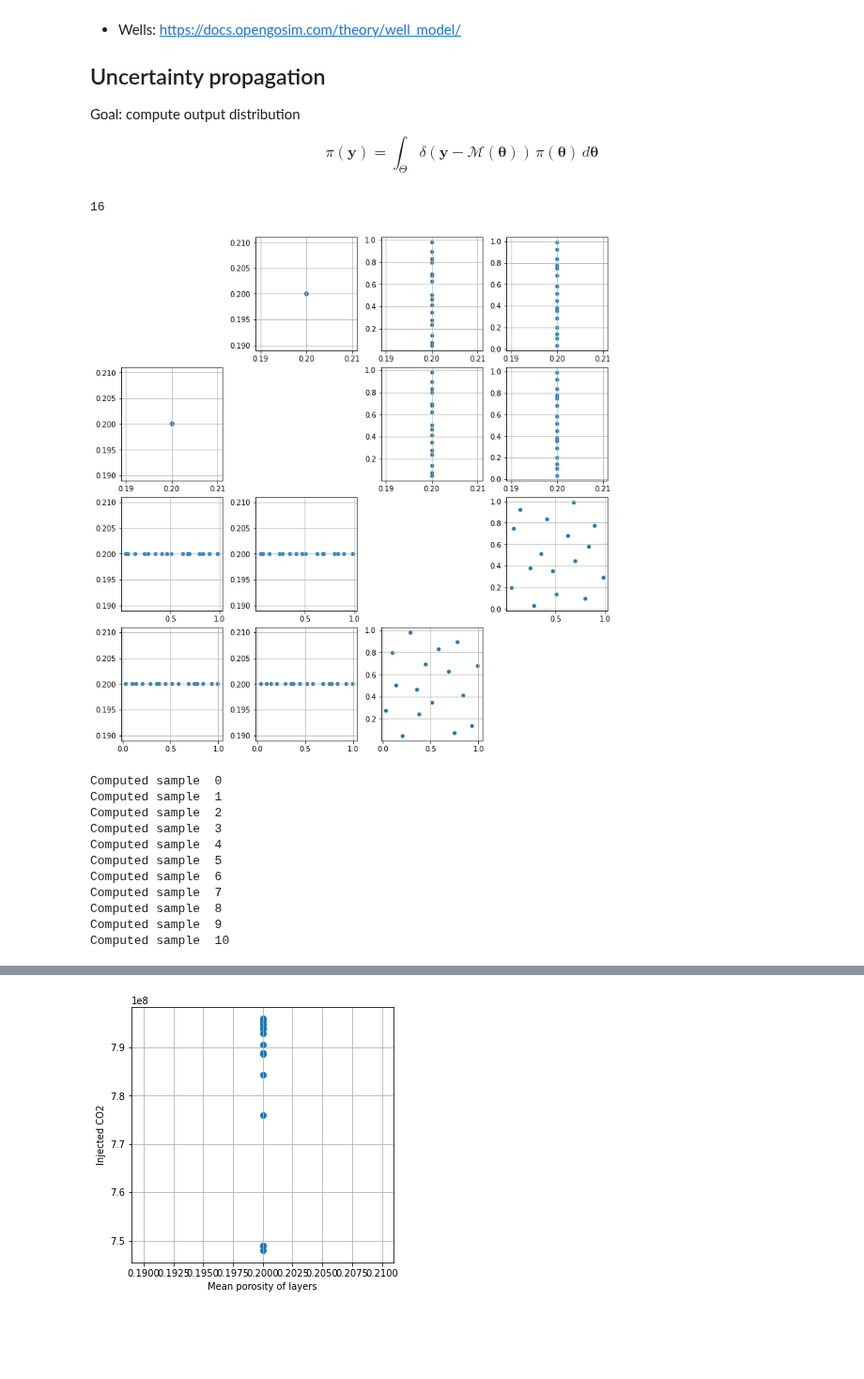
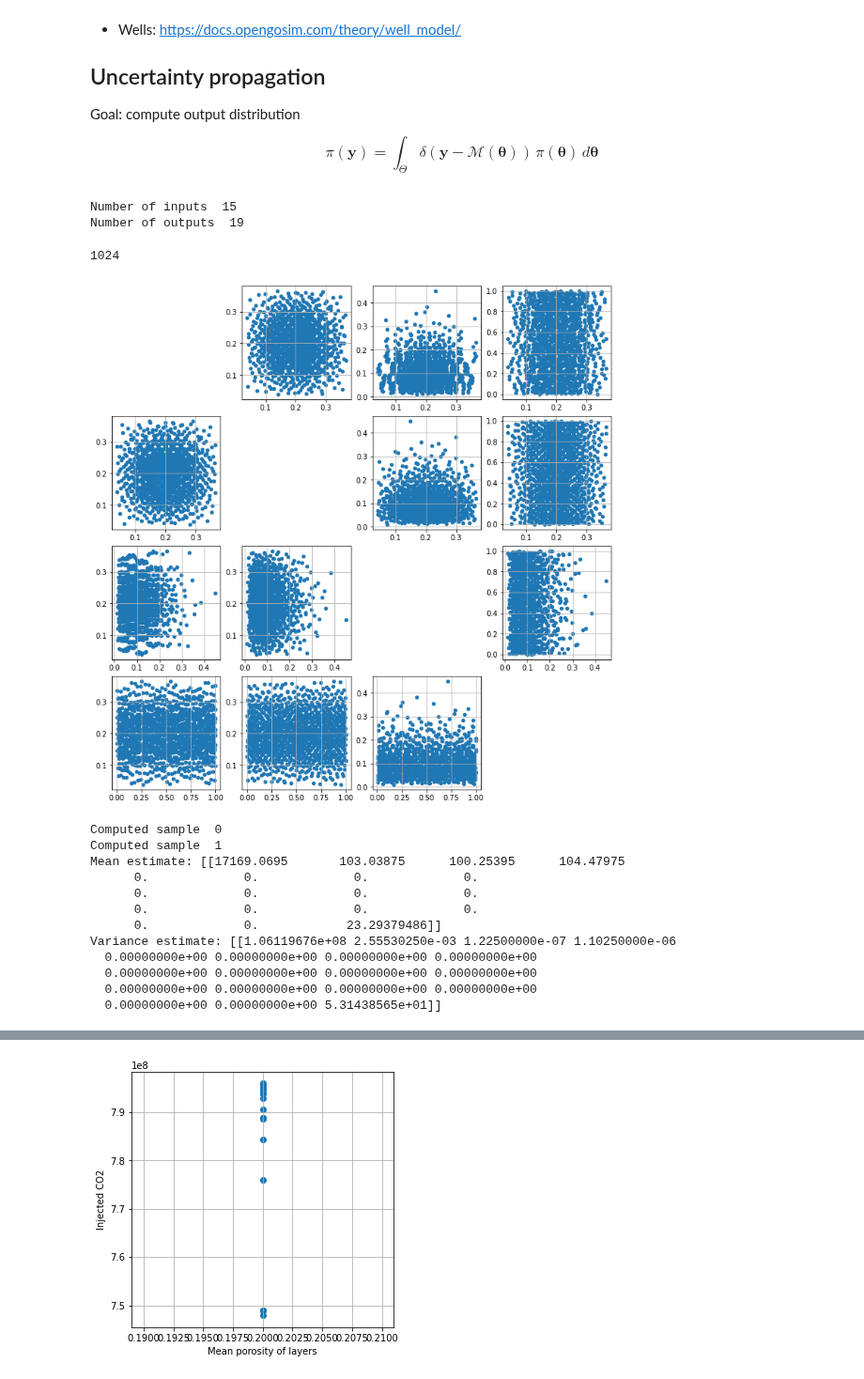
Before and after one commit to UM-Bridge/benchmarks, a Jupyter notebook: benchmarks/resevoirsim/opengosim.ipynb, the cells around one changed output, grey strips where cells are left out. Shown at 94% size. Cells and saved outputs as stored; diff of their text form; code cells hidden in the pictures; blank space fills up the shorter version.

```diff
--- a/benchmarks/resevoirsim/opengosim.ipynb
+++ b/benchmarks/resevoirsim/opengosim.ipynb
@@ -154,52 +156,57 @@ model = umbridge.HTTPModel("http://localhost:4243", "pflotran_simulation")
 
 n_inputs = model.get_input_sizes()[0]
 n_outputs = model.get_output_sizes()[0]
+
+print("Number of inputs ", n_inputs)
+print("Number of outputs ", n_outputs)
+# %% [output]
+Number of inputs  15
+Number of outputs  19
 # %%
-dim = 2
-m = 4 # number of samples 2^m
+dim = n_inputs
+m = 10 # number of samples 2^m
 sampler = qmc.Sobol(d=dim, scramble=True)
 samples = sampler.random_base2(m=m)
 
 # POROSITY: truncated normal
-#mean = 0.2
-#std = 0.079
-#lower, upper = 0.039, 0.366
-#a, b = (lower - mean) / std, (upper - mean) / std
-#porosity_samples = truncnorm.ppf(samples[:, :2], a, b,  loc=mean, scale=std)
-#samples[:, :2] = porosity_samples
+mean = 0.2
+std = 0.079
+lower, upper = 0.039, 0.366
+a, b = (lower - mean) / std, (upper - mean) / std
+porosity_samples = truncnorm.ppf(samples[:, :2], a, b,  loc=mean, scale=std)
+samples[:, :2] = porosity_samples
 
 # PERMZ scaling: beta scaled to [0.01, 1]
-#alpha, beta_param = 2, 18
-#permz_scaled = beta.ppf(samples[:,12], a=alpha, b=beta_param)
-#permz_scaled = 0.01 + permz_scaled * (1 - 0.01)
-#samples[:, 12] = permz_scaled
+alpha, beta_param = 2, 18
+permz_scaled = beta.ppf(samples[:,12], a=alpha, b=beta_param)
+permz_scaled = 0.01 + permz_scaled * (1 - 0.01)
+samples[:, 12] = permz_scaled
 
 # FAULTS: Uniform(0,1) - fix for now
-samples[:,0] = 1.0*samples[:,0]
-samples[:,1] = 1.0*samples[:,1]
-fixed_entries = [0.2]*13
-fixed_entries[12] = 0.1
-fixed_array = np.tile(fixed_entries, (2**m, 1))
-samples = np.hstack((fixed_array,samples))
+samples[:,13] = 1.0*samples[:,13]
+samples[:,14] = 1.0*samples[:,14]
+#fixed_entries = [0.2]*13
+#fixed_entries[12] = 0.1
+#fixed_array = np.tile(fixed_entries, (2**m, 1))
+#samples = np.hstack((fixed_array,samples))
 
 print(len(samples))
-#print(samples)
 # %% [output]
-16
+1024
 # %%
 fig, axes = plt.subplots(4, 4, figsize=(10, 10), constrained_layout=True)
 
-for (xi,x_idx) in enumerate([0,1,14,13]):
-    for (yi,y_idx) in enumerate([0,1,14,13]):
+for (xi,x_idx) in enumerate([0,1,12,13]):
+    for (yi,y_idx) in enumerate([0,1,12,13]):
         ax = axes[xi, yi]
         if xi == yi:
             ax.set_visible(False)
         else:
             ax.scatter(samples[:, x_idx], samples[:, y_idx], s=20)
             ax.grid(True)
 plt.show()
 # %% [output]
-[figure, old version]
+[figure, new version]
 # %%
 # Expensive bit
 def evaluate_samples(samples):
@@ -225,15 +232,16 @@ with open('out_evals.txt', 'wb+') as f:
 # %% [output]
 Computed sample  0
 Computed sample  1
-Computed sample  2
-Computed sample  3
-Computed sample  4
-Computed sample  5
-Computed sample  6
-Computed sample  7
-Computed sample  8
-Computed sample  9
-Computed sample  10
+Mean estimate: [[17169.0695       103.03875      100.25395      104.47975
+      0.             0.             0.             0.
+      0.             0.             0.             0.
+      0.             0.             0.             0.
+      0.             0.            23.29379486]]
+Variance estimate: [[1.06119676e+08 2.55530250e-03 1.22500000e-07 1.10250000e-06
+  0.00000000e+00 0.00000000e+00 0.00000000e+00 0.00000000e+00
+  0.00000000e+00 0.00000000e+00 0.00000000e+00 0.00000000e+00
+  0.00000000e+00 0.00000000e+00 0.00000000e+00 0.00000000e+00
+  0.00000000e+00 0.00000000e+00 5.31438565e+01]]
 # %%
 with open('out_samples.txt', 'rb') as f:
     samples = pickle.load(f)
```
Also changed, not shown: parts of 5 cells of this notebook.
